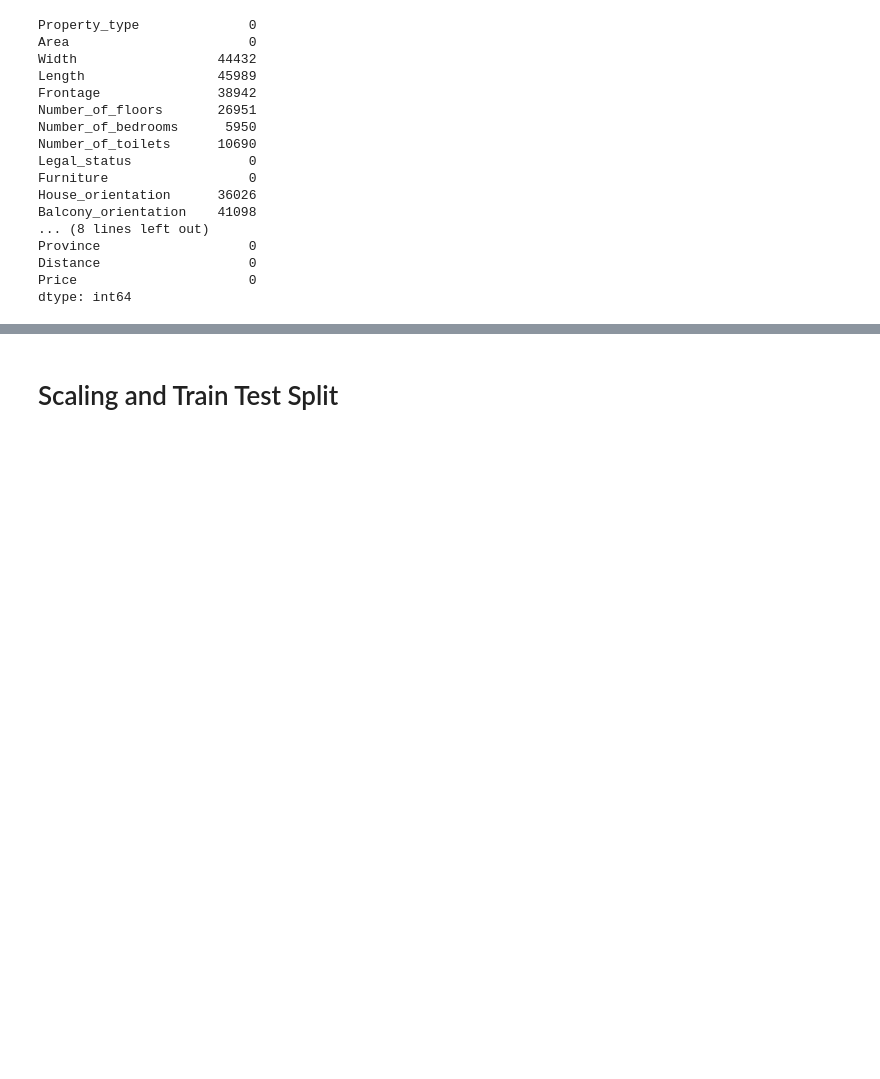
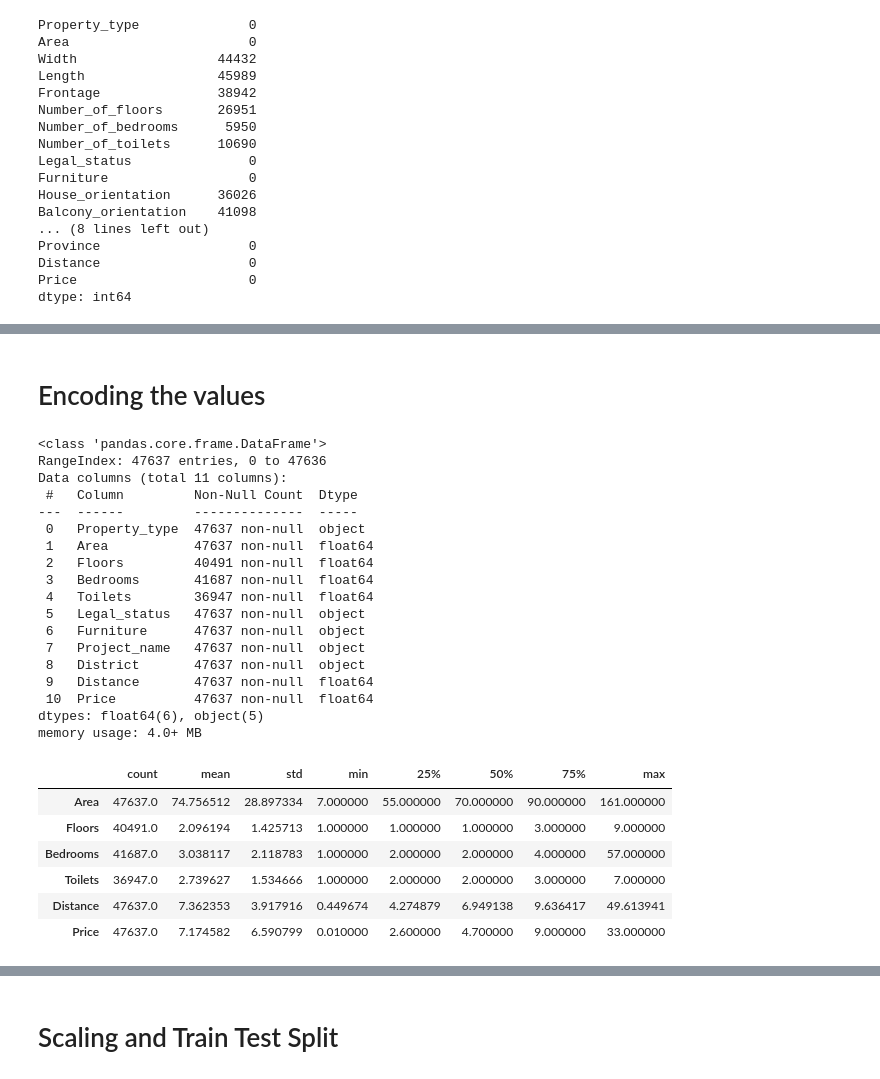
Before and after one commit to NgdHung31/Real_Estate_Regession_Deep_Learning, a Jupyter notebook: Kaggle_KerassRegression.ipynb, the cells around one changed output, grey strips where cells are left out. Cells and saved outputs as stored; diff of their text form; code cells hidden in the pictures; blank space fills up the shorter version.

```diff
--- a/Kaggle_KerassRegression.ipynb
+++ b/Kaggle_KerassRegression.ipynb
@@ -241,3 +205,34 @@ fig.add_subplot(1,2,2)
 Data.groupby('year').mean()['price'].plot()
 # %%
 Data = Data.drop('date',axis=1)
+# %% [markdown]
+# Encoding the values
+# %%
+Data.info()
+Data.describe().transpose()
+# %% [output]
+<class 'pandas.core.frame.DataFrame'>
+RangeIndex: 47637 entries, 0 to 47636
+Data columns (total 11 columns):
+ #   Column         Non-Null Count  Dtype
+---  ------         --------------  -----
+ 0   Property_type  47637 non-null  object
+ 1   Area           47637 non-null  float64
+ 2   Floors         40491 non-null  float64
+ 3   Bedrooms       41687 non-null  float64
+ 4   Toilets        36947 non-null  float64
+ 5   Legal_status   47637 non-null  object
+ 6   Furniture      47637 non-null  object
+ 7   Project_name   47637 non-null  object
+ 8   District       47637 non-null  object
+ 9   Distance       47637 non-null  float64
+ 10  Price          47637 non-null  float64
+dtypes: float64(6), object(5)
+memory usage: 4.0+ MB
+|  | count | mean | std | min | 25% | 50% | 75% | max |
+| Area | 47637.0 | 74.756512 | 28.897334 | 7.000000 | 55.000000 | 70.000000 | 90.000000 | 161.000000 |
+| Floors | 40491.0 | 2.096194 | 1.425713 | 1.000000 | 1.000000 | 1.000000 | 3.000000 | 9.000000 |
+| Bedrooms | 41687.0 | 3.038117 | 2.118783 | 1.000000 | 2.000000 | 2.000000 | 4.000000 | 57.000000 |
+| Toilets | 36947.0 | 2.739627 | 1.534666 | 1.000000 | 2.000000 | 2.000000 | 3.000000 | 7.000000 |
+| Distance | 47637.0 | 7.362353 | 3.917916 | 0.449674 | 4.274879 | 6.949138 | 9.636417 | 49.613941 |
+| Price | 47637.0 | 7.174582 | 6.590799 | 0.010000 | 2.600000 | 4.700000 | 9.000000 | 33.000000 |
```
Also changed, not shown: parts of 29 cells of this notebook, 2 other files.
